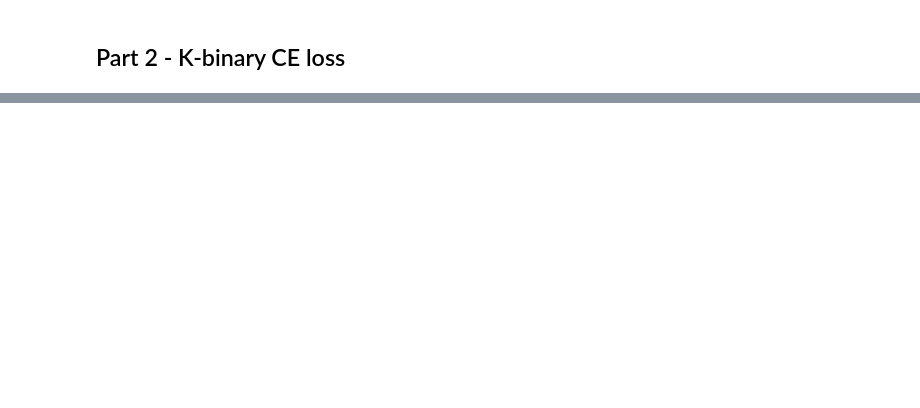
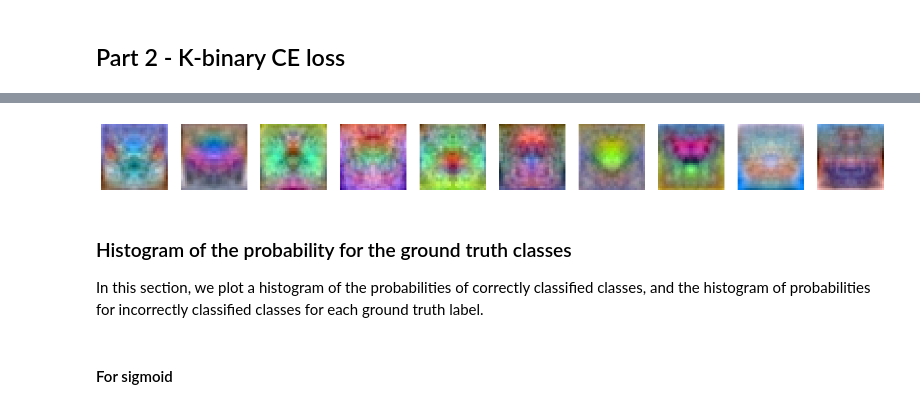
Before and after one commit to kahoujo1/DD2424-assignments, a Jupyter notebook: assignment1/src/optional_part.ipynb, the cells around one changed output, grey strips where cells are left out. Cells and saved outputs as stored; diff of their text form; code cells hidden in the pictures; blank space fills up the shorter version.

```diff
--- a/assignment1/src/optional_part.ipynb
+++ b/assignment1/src/optional_part.ipynb
@@ -228,0 +250,19 @@ test accuracy:  0.4002
+# %%
+# interesting to see how the nonlinearity affects the learned weights
+W = model.layers[0].W
+W_im = W.transpose().reshape((32,32,3,10), order='F')
+W_im = np.transpose(W_im, (1, 0, 2, 3))
+plt.figure(figsize=(20, 20))
+for i in range(10):
+    w_im = W_im[:, :, :, i]
+    w_im = (w_im - w_im.min()) / (w_im.max() - w_im.min())
+    plt.subplot(1, 10, i+1)
+    plt.imshow(w_im)
+    plt.axis('off')
+# %% [output]
+[figure, added]
+# %% [markdown]
+### Histogram of the probability for the ground truth classes
+In this section, we plot a histogram of the probabilities of correctly classified classes, and the histogram of probabilities for incorrectly classified classes for each ground truth label.
+# %% [markdown]
+#### For sigmoid
```
Also changed, not shown: parts of 15 cells of this notebook, 2 other files.
